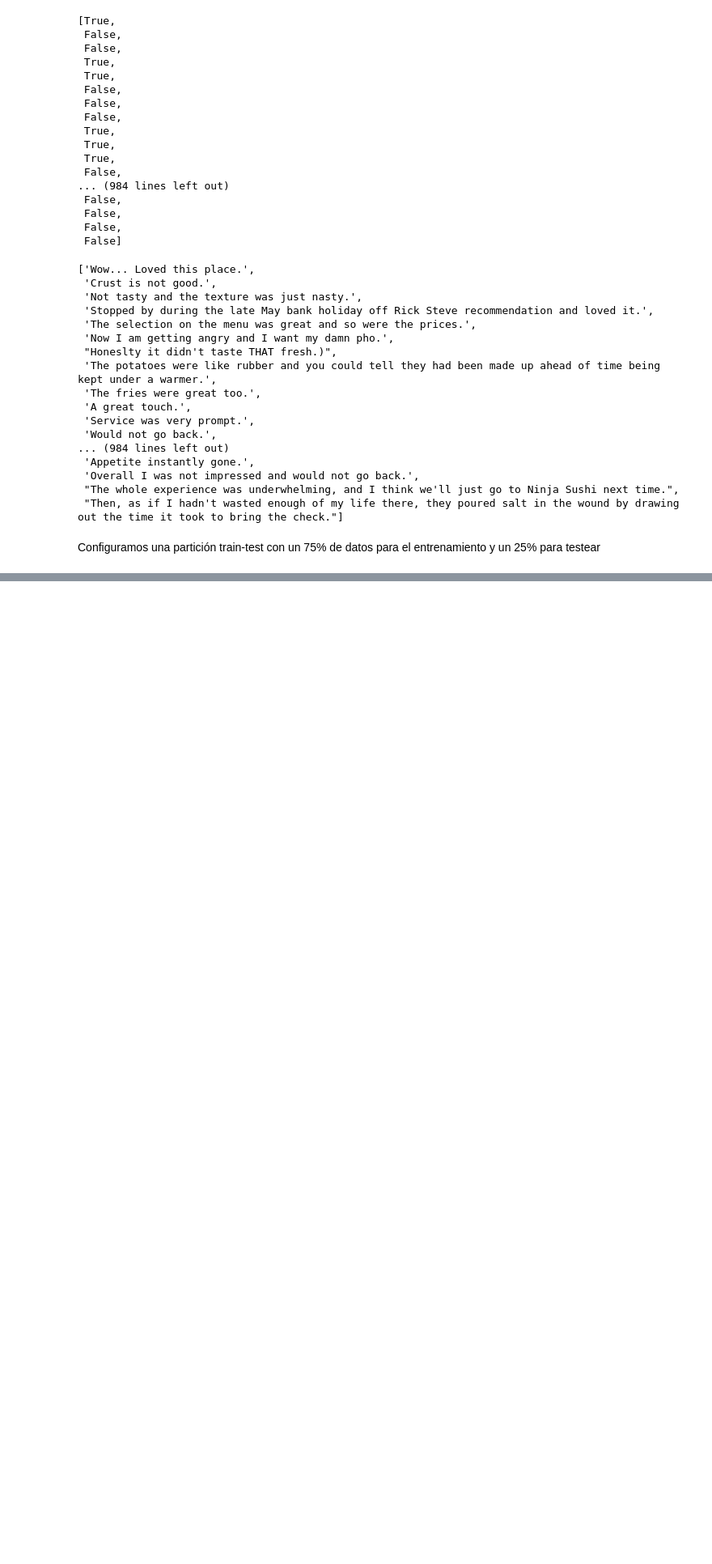
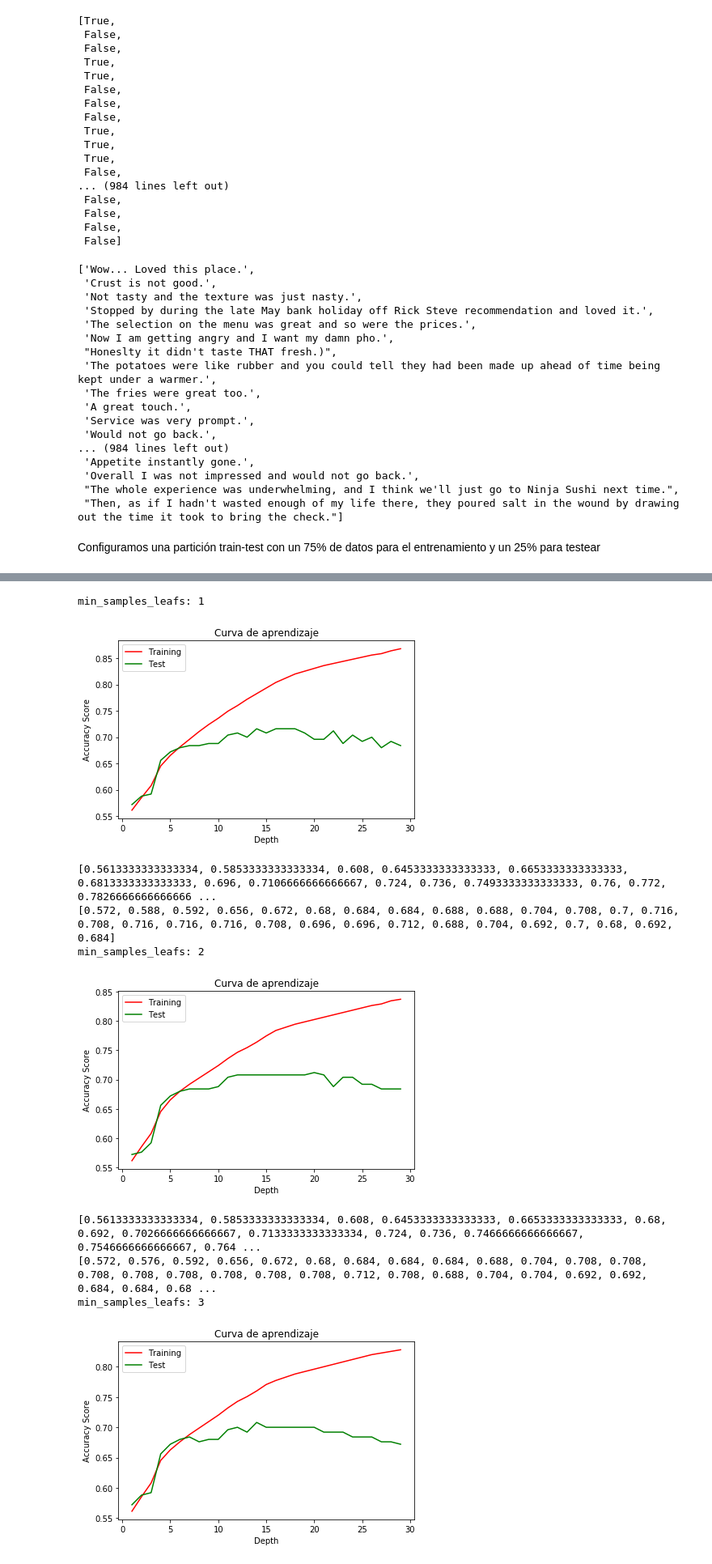
Before and after one commit to Al3xFreeman/IA2, a Jupyter notebook: P2-1-[IA2].ipynb, the cells around one changed output, grey strips where cells are left out. Shown at 81% size. Drawn from its saved outputs; the diff is of its cells as text; code cells hidden in the pictures; blank space fills up the shorter version.

```diff
--- a/P2-1-[IA2].ipynb
+++ b/P2-1-[IA2].ipynb
@@ -185,2 +212,4 @@ train_vector_data = vectorizer.fit_transform(train.text)
+# %%
+test_vector_data = vectorizer.transform(test)
 # %%
 feature_names = vectorizer.get_feature_names()
@@ -195,4 +228,4 @@ Mensaje 100 vectorizado: ['editing' 'review' 'started']
 # %%
-vectorizer2 = CountVectorizer(binary= True, vocabulary=dictionary, stop_words='english', ngram_range = (1,2))
+vectorizer2 = CountVectorizer(binary=True, stop_words='english', ngram_range =(1,2))
 # %%
-train_vector_data2 = vectorizer2.fit_transform(train.text)
+train_vector_data2 = vectorizer2.fit_transform(train)
@@ -232,0 +305,10 @@ Hello
+# %%
+mnb_classifier2 = MultinomialNB()
+
+mnb_classifier2.fit(train_vector_data2, train_sentiment)
+
+mnb_train_predictions2 = mnb_classifier2.predict(train_vector_data2)
+mnb_test_predictions2 = mnb_classifier2.predict(test_vector_data2)
+
+print("Multinomial Binary Naive Bayes, porcentaje de aciertos en entrenamiento:", np.mean(mnb_train_predictions2 == train_sentiment))
+print("Multinomial Binary Naive Bayes, porcentaje de aciertos en test:", np.mean(mnb_test_predictions2 == test_sentiment))
@@ -232,0 +391,54 @@ Hello
+# %%
+import matplotlib.pyplot as plt
+
+train_accuracy = []
+test_accuracy = []
+best = 0
+bestD = 0
+bestM = 0
+
+max_depths = range(1, 30)
+min_samples_leafs = range(1, 10)
+
+for msl in min_samples_leafs:
+    for md in max_depths:
+        clf = tree.DecisionTreeClassifier(max_depth=md, min_samples_split=2, min_samples_leaf=msl)
+        clf.fit(train_vector_data, train_sentiment)
+        tree_train_predictions = clf.predict(train_vector_data)
+        tree_test_predictions = clf.predict(test_vector_data)
+        train_accuracy.append(np.mean(tree_train_predictions == train_sentiment))
+        test_accuracy.append(np.mean(tree_test_predictions == test_sentiment))
+        if (np.mean(tree_test_predictions == test_sentiment) > best):
+            best = np.mean(tree_test_predictions == test_sentiment)
+            bestD = md
+            bestM = msl
+    # Draw lines
+    plt.plot(max_depths, train_accuracy, color="r",  label="Training")
+    plt.plot(max_depths, test_accuracy, color="g", label="Test")
+    # Create plot
+    print("min_samples_leafs: " + str(msl))
+    plt.title("Curva de aprendizaje")
+    plt.xlabel("Depth"), plt.ylabel("Accuracy Score"), plt.legend(loc="best")
+    plt.tight_layout()
+    plt.show()
+    print(train_accuracy)
+    print(test_accuracy)
+    train_accuracy=[]
+    test_accuracy=[]
+
+print()
+print("RESULTADOS:")
+print(best)
+print(bestD)
+print(bestM)
+# %% [output]
+min_samples_leafs: 1
+[figure, added]
+[0.5613333333333334, 0.5853333333333334, 0.608, 0.6453333333333333, 0.6653333333333333, 0.6813333333333333, 0.696, 0.7106666666666667, 0.724, 0.736, 0.7493333333333333, 0.76, 0.772, 0.7826666666666666 ...
+[0.572, 0.588, 0.592, 0.656, 0.672, 0.68, 0.684, 0.684, 0.688, 0.688, 0.704, 0.708, 0.7, 0.716, 0.708, 0.716, 0.716, 0.716, 0.708, 0.696, 0.696, 0.712, 0.688, 0.704, 0.692, 0.7, 0.68, 0.692, 0.684]
+min_samples_leafs: 2
+[figure, added]
+[0.5613333333333334, 0.5853333333333334, 0.608, 0.6453333333333333, 0.6653333333333333, 0.68, 0.692, 0.7026666666666667, 0.7133333333333334, 0.724, 0.736, 0.7466666666666667, 0.7546666666666667, 0.764 ...
+[0.572, 0.576, 0.592, 0.656, 0.672, 0.68, 0.684, 0.684, 0.684, 0.688, 0.704, 0.708, 0.708, 0.708, 0.708, 0.708, 0.708, 0.708, 0.708, 0.712, 0.708, 0.688, 0.704, 0.704, 0.692, 0.692, 0.684, 0.684, 0.68 ...
+min_samples_leafs: 3
+[figure, added]
```
Also changed, not shown: parts of 99 cells of this notebook.
